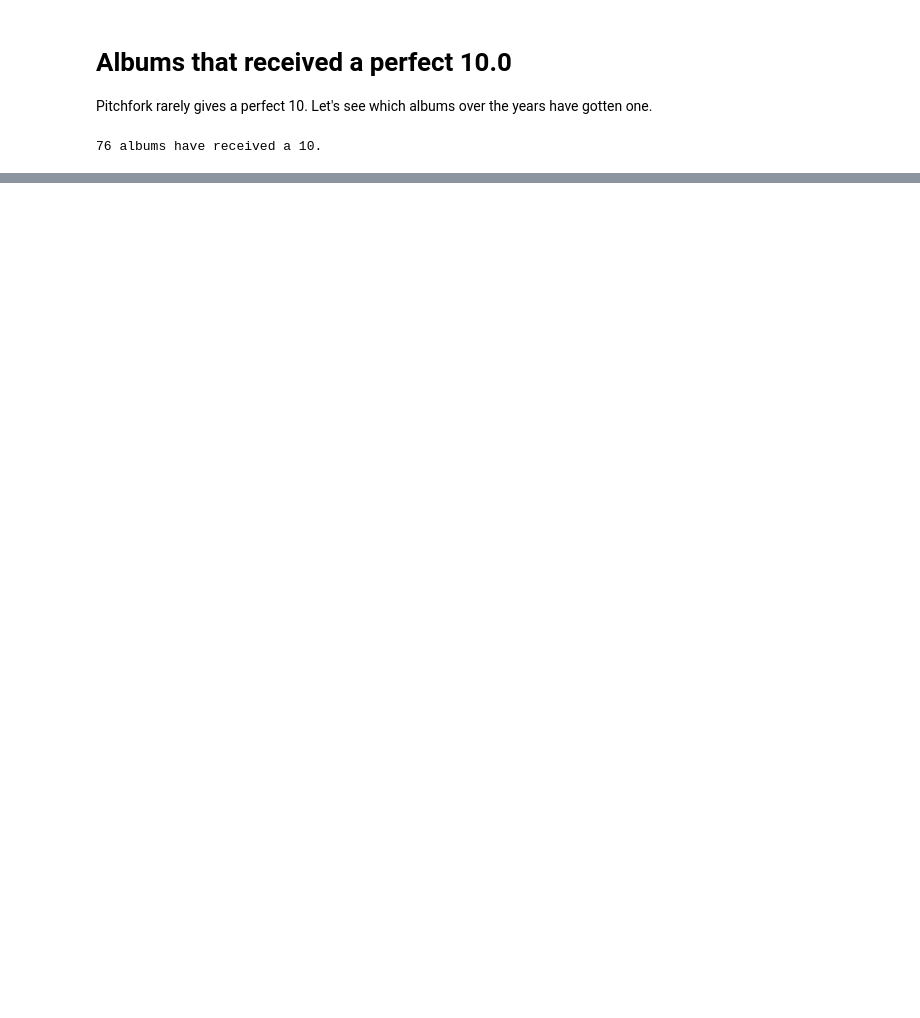
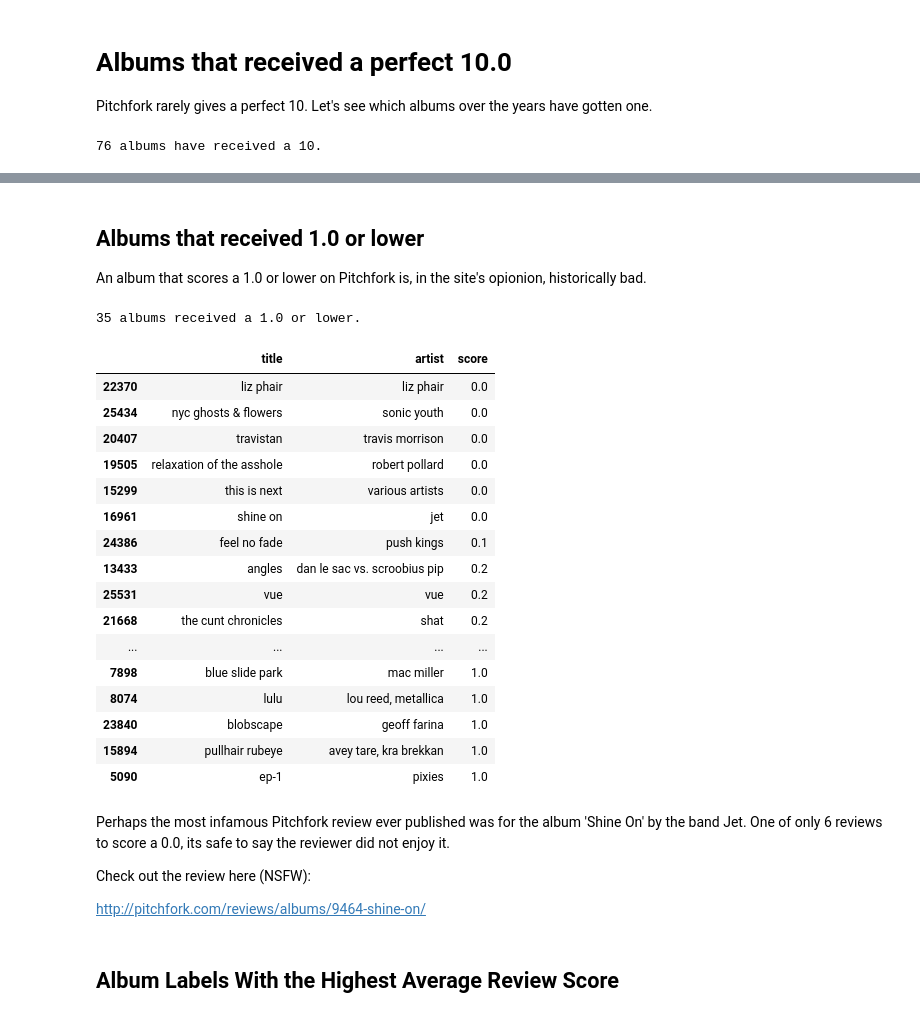
Before and after one commit to MPhillips55/Pitchfork_NLP_Analysis, a Jupyter notebook: Data/Capstone Project 2 - Pitchfork.com Dataset Exploratory Data Analysis.ipynb, the cells around one changed output, grey strips where cells are left out. Cells and saved outputs as stored; diff of their text form; code cells hidden in the pictures; blank space fills up the shorter version.

```diff
--- a/Data/Capstone Project 2 - Pitchfork.com Dataset Exploratory Data Analysis.ipynb
+++ b/Data/Capstone Project 2 - Pitchfork.com Dataset Exploratory Data Analysis.ipynb
@@ -116 +116,37 @@ plt.xlim([1955,2017])
 [figure]
+# %% [markdown]
+## Albums that received 1.0 or lower
+An album that scores a 1.0 or lower on Pitchfork is, in the site's opionion, historically bad.
+# %%
+zero_albums = df.loc[df['score'] <= 1.0,('title','artist', 'score')].drop_duplicates()
+print("%i albums received a 1.0 or lower." % len(zero_albums))
+# %% [output]
+35 albums received a 1.0 or lower.
+# %%
+zero_albums.sort_values(by='artist').sort_values(by='score')
+# %% [output]
+|  | title | artist | score |
+| 22370 | liz phair | liz phair | 0.0 |
+| 25434 | nyc ghosts & flowers | sonic youth | 0.0 |
+| 20407 | travistan | travis morrison | 0.0 |
+| 19505 | relaxation of the asshole | robert pollard | 0.0 |
+| 15299 | this is next | various artists | 0.0 |
+| 16961 | shine on | jet | 0.0 |
+| 24386 | feel no fade | push kings | 0.1 |
+| 13433 | angles | dan le sac vs. scroobius pip | 0.2 |
+| 25531 | vue | vue | 0.2 |
+| 21668 | the cunt chronicles | shat | 0.2 |
+| ... | ... | ... | ... |
+| 7898 | blue slide park | mac miller | 1.0 |
+| 8074 | lulu | lou reed, metallica | 1.0 |
+| 23840 | blobscape | geoff farina | 1.0 |
+| 15894 | pullhair rubeye | avey tare, kra brekkan | 1.0 |
+| 5090 | ep-1 | pixies | 1.0 |
+# %% [markdown]
+Perhaps the most infamous Pitchfork review ever published was for the album 'Shine On' by the band Jet. One of only 6 reviews to score a 0.0, its safe to say the reviewer did not enjoy it.
+
+Check out the review here (NSFW):
+
+http://pitchfork.com/reviews/albums/9464-shine-on/
+# %% [markdown]
+## Album Labels With the Highest Average Review Score
```
Also changed, not shown: parts of 29 cells of this notebook, 1 other file.
